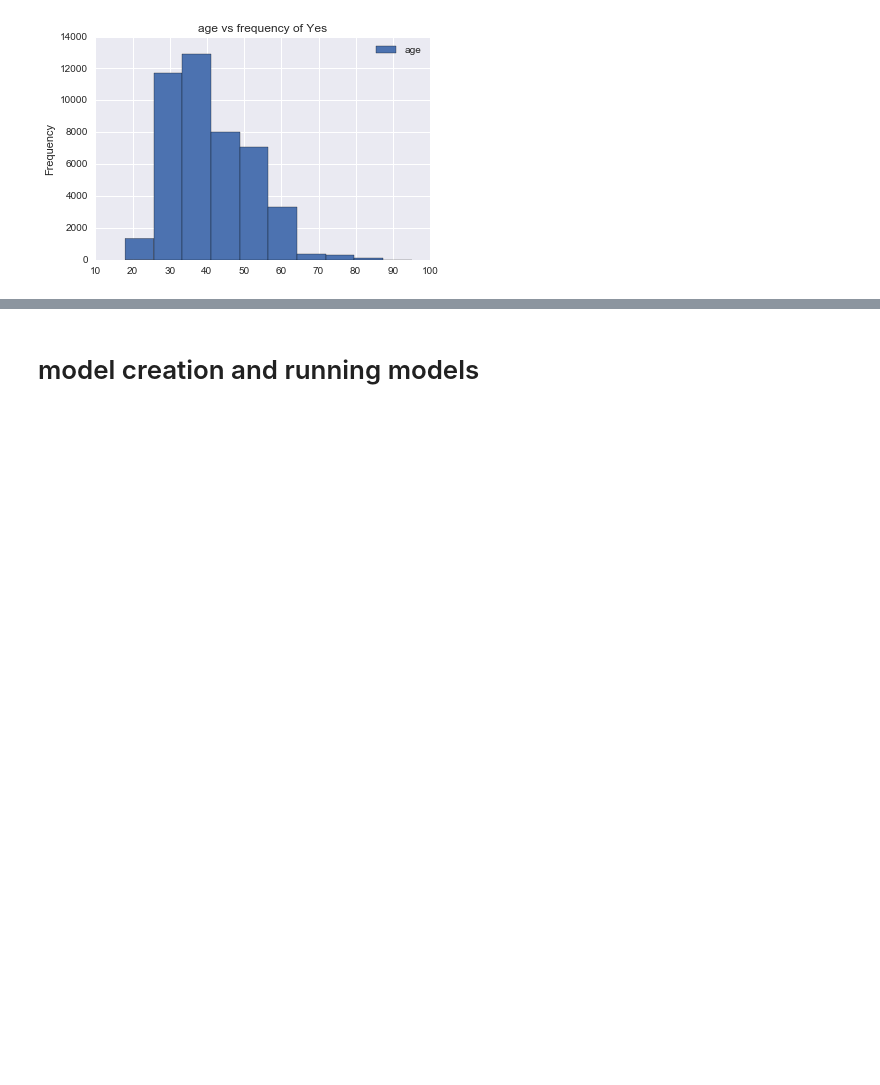
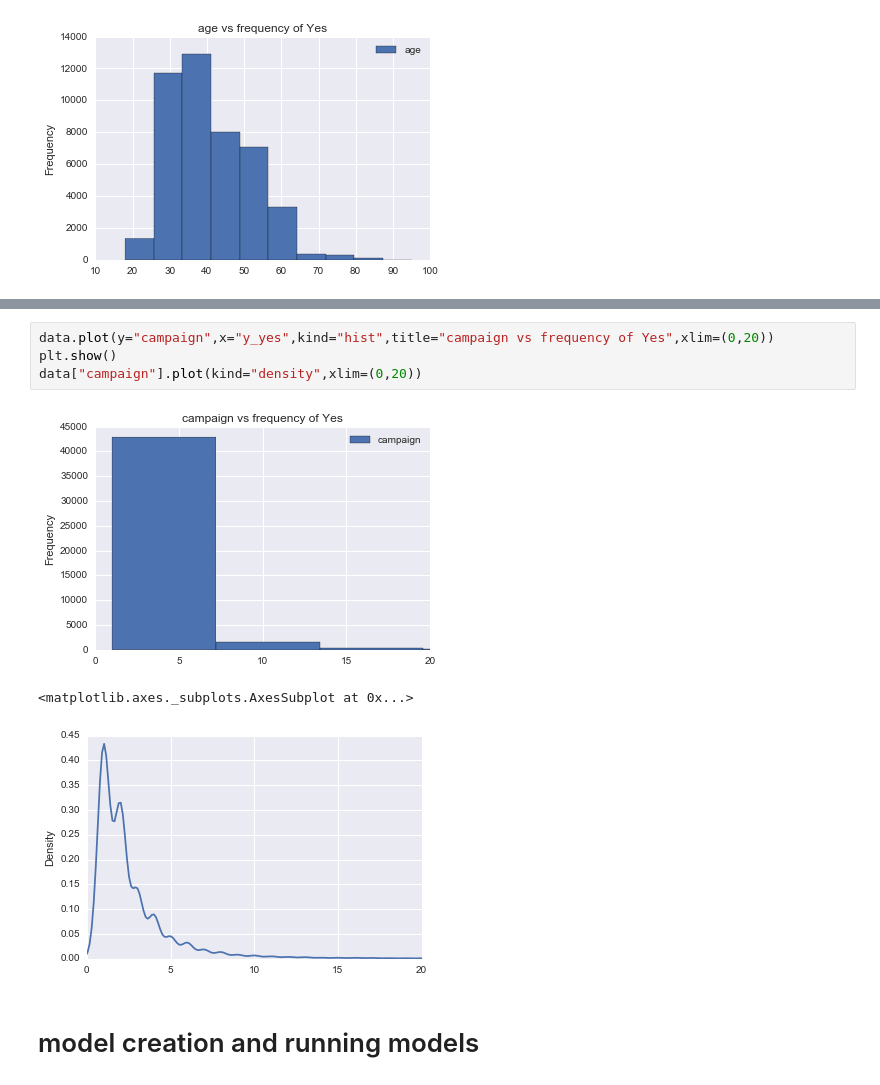
Before and after one commit to DavisTownsend/Marketing-Project, a Jupyter notebook: Marketing Project Sean.ipynb, the cells around one changed output, grey strips where cells are left out. Drawn from its saved outputs; the diff is of its cells as text; blank space fills up the shorter version.

```diff
--- a/Marketing Project Sean.ipynb
+++ b/Marketing Project Sean.ipynb
@@ -114,3 +125,11 @@ data[["age","y_yes"]].plot(y="age",x="y_yes",kind="hist",title="age vs frequency
+# %%
+data.plot(y="campaign",x="y_yes",kind="hist",title="campaign vs frequency of Yes",xlim=(0,20))
+plt.show()
+data["campaign"].plot(kind="density",xlim=(0,20))
+# %% [output]
+[figure, added]
+<matplotlib.axes._subplots.AxesSubplot at 0x...>
+[figure, added]
 # %% [markdown]
 # model creation and running models
 # %%
```
Also changed, not shown: parts of 3 cells of this notebook.
